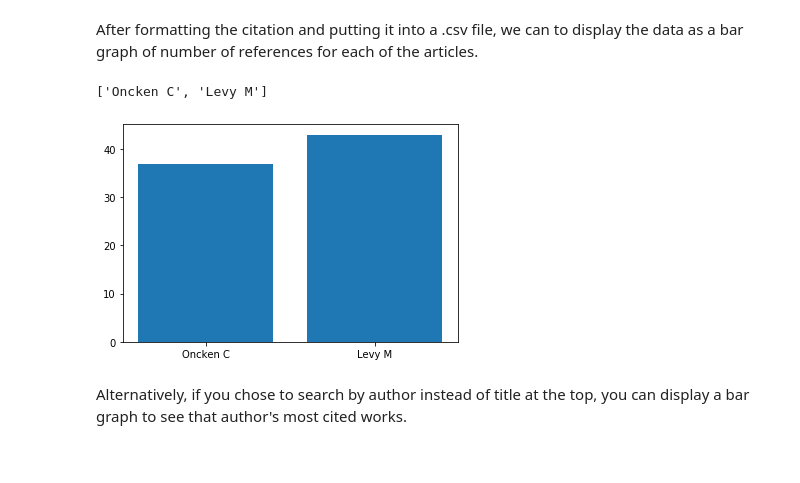
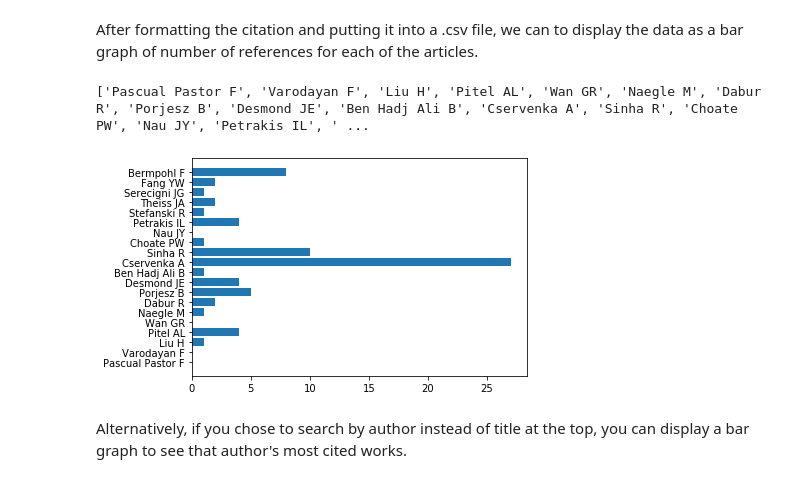
Before and after one commit to kalawson/Final-Project, a Jupyter notebook: final_project_pubmed/pubmed_lookup_project.ipynb, the cells around one changed output. Cells and saved outputs as stored; diff of their text form; code cells hidden in the pictures.

Commit message:
fixed attributes_list

```diff
--- a/final_project_pubmed/pubmed_lookup_project.ipynb
+++ b/final_project_pubmed/pubmed_lookup_project.ipynb
@@ -15,5 +13,10 @@ Entrez.email = 'kalawson@vassar.edu'
+# %%
+keyword = 'alcoholism'
+area = 'Title'
+start_year_range = '2005'
+end_year_range = '2015'
 # %%
-handle = Entrez.esearch(db='pubmed', term=keyword, field = 'tile', retmode='xml', idtype='acc', mindate='2000', maxdate='2010')
+handle = Entrez.esearch(db='pubmed', term=keyword, field = area, retmode='xml', idtype='acc', mindate=start_year_range, maxdate=end_year_range)
 data = Entrez.read(handle)
 # %% [markdown]
 ESearch gives us a lot of information, but it's in the form of ID numbers, not titles, authors, or any other relevant information.  To make it easier to read, we'll use ESummary to search PubMed using the ID numbers we got from ESearch.
@@ -22 +28,7 @@ UID = data['IdList']
+# %%
+attributes_list = []
+
+for ID in range(len(UID)):
+    record = Entrez.esummary(db='pubmed', id=UID[ID])
+    attributes_list.append(Entrez.read(record))
 # %%
@@ -89,21 +75,22 @@ After formatting the citation and putting it into a .csv file, we can to display
 # %%
 citation = defaultdict(list)
 
-for cite in (attributes_1, attributes_2):
-    for key, value in cite.items():
-        citation[key].append(value)
+for cite in attributes_list:
+    for attribute_cite in cite:
+        for key, value in attribute_cite.items():
+            citation[key].append(value)
 
 print(citation['LastAuthor'])
 # %% [output]
-['Oncken C', 'Levy M']
+['Pascual Pastor F', 'Varodayan F', 'Liu H', 'Pitel AL', 'Wan GR', 'Naegle M', 'Dabur R', 'Porjesz B', 'Desmond JE', 'Ben Hadj Ali B', 'Cservenka A', 'Sinha R', 'Choate PW', 'Nau JY', 'Petrakis IL', ' ...
 # %%
-attribute_data_plot = plt.bar(citation['LastAuthor'], citation['PmcRefCount'])
+attribute_data_plot = plt.barh(citation['LastAuthor'], citation['PmcRefCount'])
 plt.ylabel = 'Number of References'
 plt.xlabel = 'Author'
 plt.title = 'Number of References by Author'
 plt.show()
 # %% [output]
-[figure, old version]
+[figure, new version]
 # %% [markdown]
 Alternatively, if you chose to search by author instead of title at the top, you can display a bar graph to see that author's most cited works.
 # %%
```
Also changed, not shown: parts of 9 cells of this notebook.
